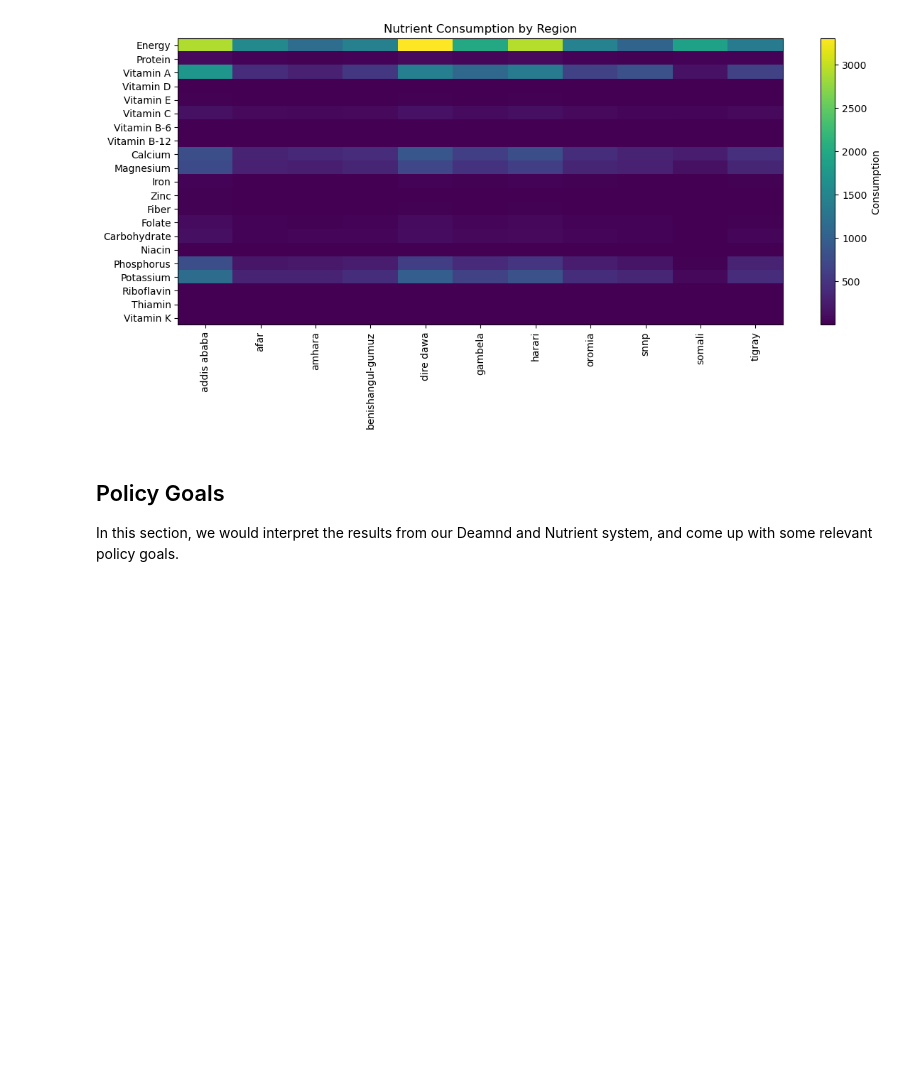
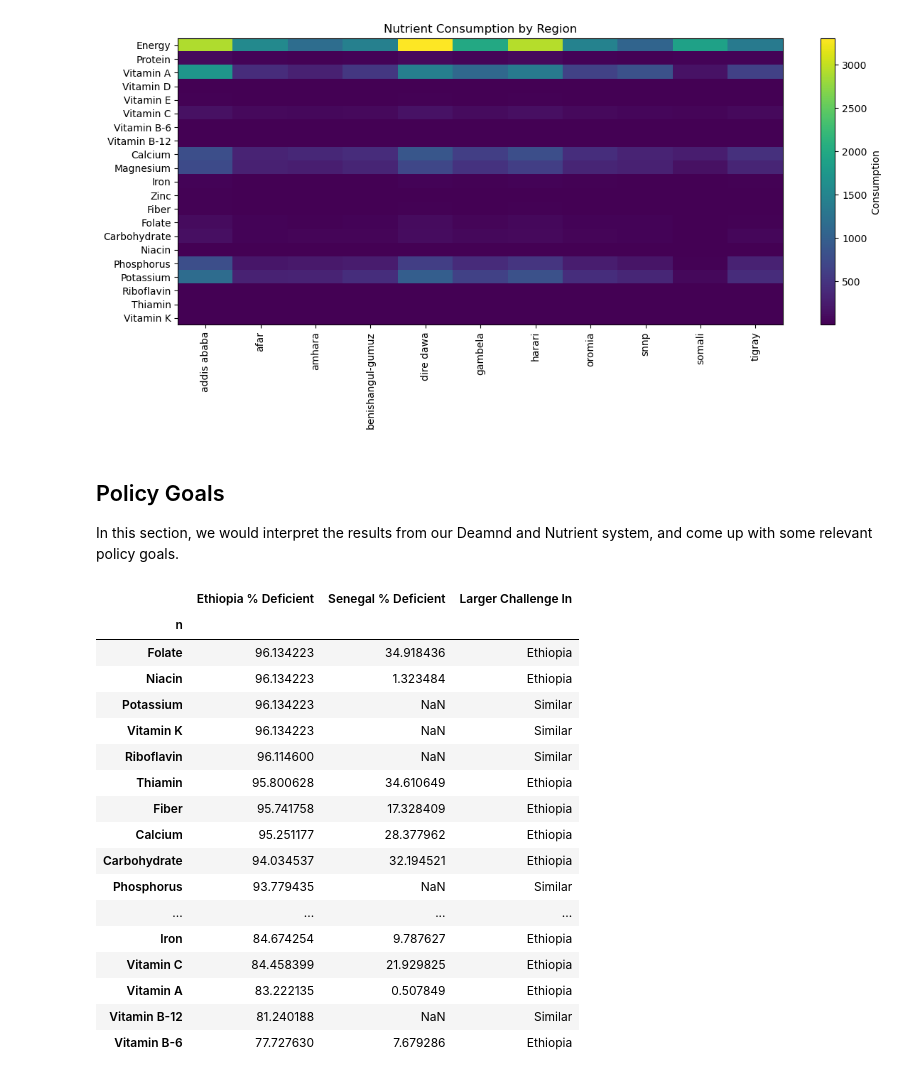
Before and after one commit to IvanChan511/EEP_153_Project_4, a Jupyter notebook: Compiled_Code_Notebook.ipynb, the cells around one changed output. Saved outputs shown, nothing was run; the diff lists cells and outputs as text; code cells hidden in the pictures; blank space fills up the shorter version.

```diff
--- a/Compiled_Code_Notebook.ipynb
+++ b/Compiled_Code_Notebook.ipynb
@@ -1254,3 +1267,81 @@ plt.show()
 ## Policy Goals
 
 In this section, we would interpret the results from our Deamnd and Nutrient system, and come up with some relevant policy goals.
+# %%
+# Convert demographics to wide household x demographic format
+ET_demo = ET_d.unstack('k').fillna(0) if isinstance(ET_d, pd.Series) else ET_d.copy()
+SE_demo = SE_d.unstack('k').fillna(0) if isinstance(SE_d, pd.Series) else SE_d.copy()
+
+# Keep only demographic groups appearing in RDI table
+common_ET = ET_demo.columns.intersection(rdi.columns)
+common_SE = SE_demo.columns.intersection(rdi.columns)
+
+ET_demo = ET_demo[common_ET]
+SE_demo = SE_demo[common_SE]
+
+ET_rdi = rdi[common_ET]
+SE_rdi = rdi[common_SE]
+
+# Household nutrient requirements
+ET_req = ET_rdi @ ET_demo.T
+SE_req = SE_rdi @ SE_demo.T
+
+# Align matrices
+ET_N_aligned, ET_req = ET_N.align(ET_req, join='inner', axis=0)
+ET_N_aligned, ET_req = ET_N_aligned.align(ET_req, join='inner', axis=1)
+
+SE_N_aligned, SE_req = SE_N.align(SE_req, join='inner', axis=0)
+SE_N_aligned, SE_req = SE_N_aligned.align(SE_req, join='inner', axis=1)
+
+# Adequacy ratios
+ET_adequacy = ET_N_aligned / ET_req
+SE_adequacy = SE_N_aligned / SE_req
+
+# Deficiency indicators
+ET_deficient = ET_adequacy < 1
+SE_deficient = SE_adequacy < 1
+
+# Share deficient
+ET_deficiency_rates = ET_deficient.mean(axis=1) * 100
+SE_deficiency_rates = SE_deficient.mean(axis=1) * 100
+
+# Comparative table
+comparative_nutrition = pd.DataFrame({
+    "Ethiopia % Deficient": ET_deficiency_rates,
+    "Senegal % Deficient": SE_deficiency_rates
+})
+
+comparative_nutrition["Larger Challenge In"] = comparative_nutrition.apply(
+    lambda row: "Ethiopia"
+    if row["Ethiopia % Deficient"] > row["Senegal % Deficient"]
+    else "Senegal"
+    if row["Senegal % Deficient"] > row["Ethiopia % Deficient"]
+    else "Similar",
+    axis=1
+)
+
+comparative_nutrition = comparative_nutrition.sort_values(
+    by=["Ethiopia % Deficient", "Senegal % Deficient"],
+    ascending=False
+)
+
+display(comparative_nutrition)
+# %% [output]
+|  | Ethiopia % Deficient | Senegal % Deficient | Larger Challenge In |
+| n |  |  |  |
+| Folate | 96.134223 | 34.918436 | Ethiopia |
+| Niacin | 96.134223 | 1.323484 | Ethiopia |
+| Potassium | 96.134223 | NaN | Similar |
+| Vitamin K | 96.134223 | NaN | Similar |
+| Riboflavin | 96.114600 | NaN | Similar |
+| Thiamin | 95.800628 | 34.610649 | Ethiopia |
+| Fiber | 95.741758 | 17.328409 | Ethiopia |
+| Calcium | 95.251177 | 28.377962 | Ethiopia |
+| Carbohydrate | 94.034537 | 32.194521 | Ethiopia |
+| Phosphorus | 93.779435 | NaN | Similar |
+| ... | ... | ... | ... |
+| Iron | 84.674254 | 9.787627 | Ethiopia |
+| Vitamin C | 84.458399 | 21.929825 | Ethiopia |
+| Vitamin A | 83.222135 | 0.507849 | Ethiopia |
+| Vitamin B-12 | 81.240188 | NaN | Similar |
+| Vitamin B-6 | 77.727630 | 7.679286 | Ethiopia |
```
Also changed, not shown: parts of 12 cells of this notebook.
